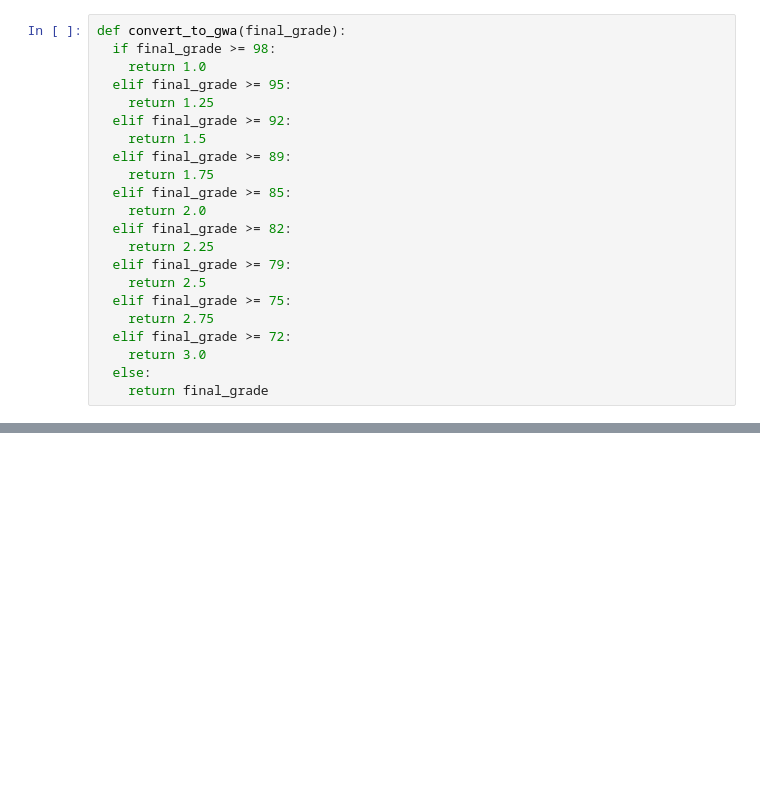
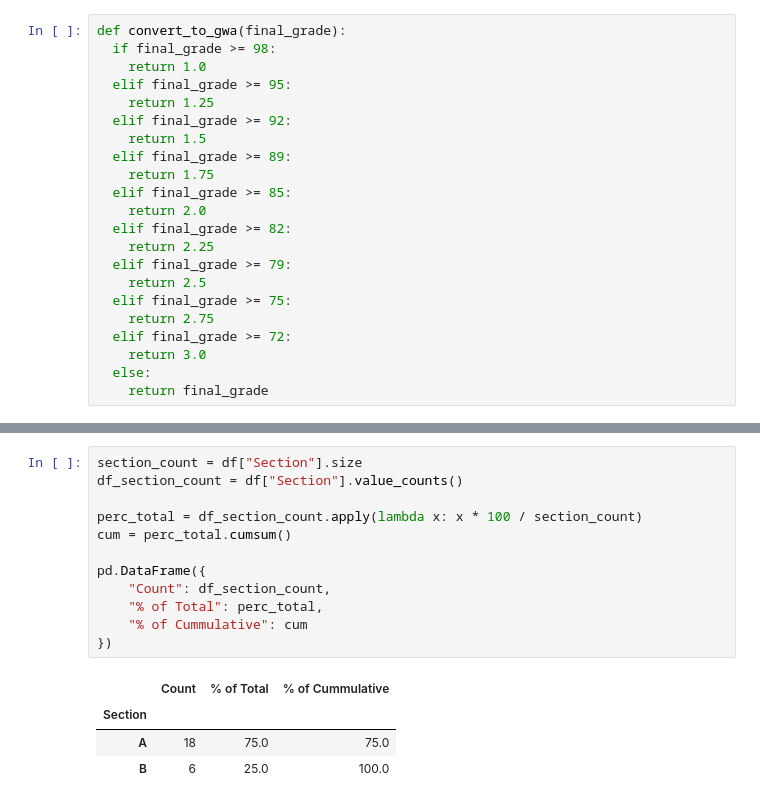
Before and after one commit to kentjordan/prob-stats, a Jupyter notebook: coffee.ipynb, the cells around one changed output, grey strips where cells are left out. Drawn from its saved outputs; the diff is of its cells as text; blank space fills up the shorter version.

```diff
--- a/coffee.ipynb
+++ b/coffee.ipynb
@@ -123,0 +136,17 @@ df
+# %%
+section_count = df["Section"].size
+df_section_count = df["Section"].value_counts()
+
+perc_total = df_section_count.apply(lambda x: x * 100 / section_count)
+cum = perc_total.cumsum()
+
+pd.DataFrame({
+    "Count": df_section_count,
+    "% of Total": perc_total,
+    "% of Cummulative": cum
+})
+# %% [output]
+|  | Count | % of Total | % of Cummulative |
+| Section |  |  |  |
+| A | 18 | 75.0 | 75.0 |
+| B | 6 | 25.0 | 100.0 |
```
Also changed, not shown: parts of 10 cells of this notebook.
